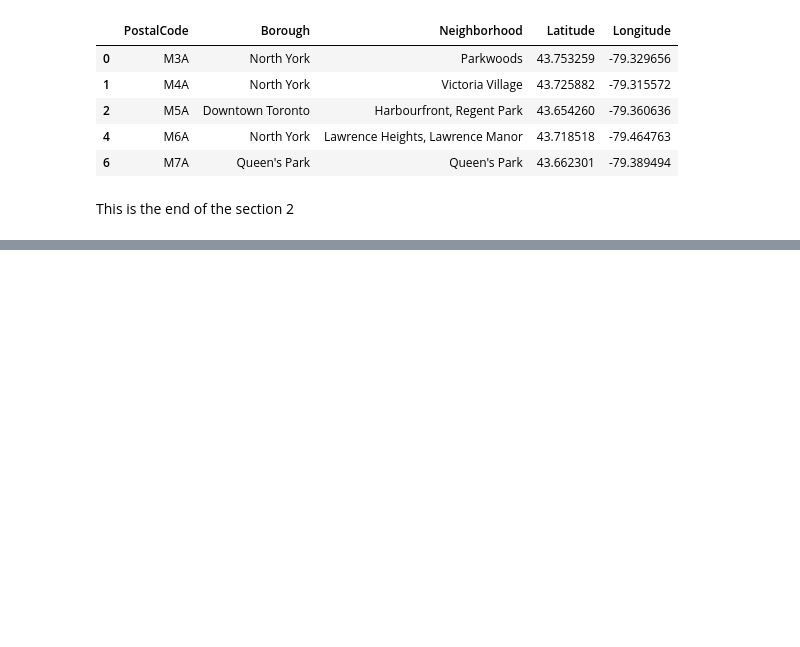
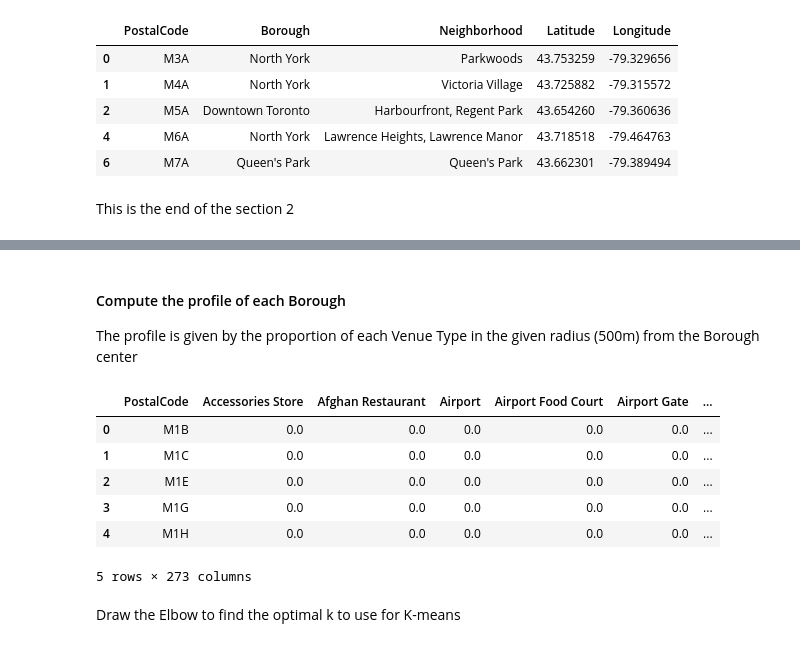
Before and after one commit to Aurelrobert/Coursera_Capstone, a Jupyter notebook: Segmenting Neighborhoods in Toronto.ipynb, the cells around one changed output, grey strips where cells are left out. Drawn from its saved outputs; the diff is of its cells as text; code cells hidden in the pictures; blank space fills up the shorter version.

```diff
--- a/Segmenting Neighborhoods in Toronto.ipynb
+++ b/Segmenting Neighborhoods in Toronto.ipynb
@@ -173,0 +310,26 @@ This is the end of the section 2
+# %% [markdown]
+#### Compute the profile of each Borough
+The profile is given by the proportion of each Venue Type in the given radius (500m) from the Borough center
+# %%
+# one hot encoding
+toronto_onehot = pd.get_dummies(toronto_venues[['Venue Category']], prefix="", prefix_sep="")
+
+# add neighborhood column back to dataframe
+toronto_onehot['PostalCode'] = toronto_venues['PostalCode']
+
+# move neighborhood column to the first column
+fixed_columns = [toronto_onehot.columns[-1]] + list(toronto_onehot.columns[:-1])
+toronto_onehot = toronto_onehot[fixed_columns]
+
+toronto_grouped = toronto_onehot.groupby('PostalCode').mean().reset_index()
+toronto_grouped.head()
+# %% [output]
+|  | PostalCode | Accessories Store | Afghan Restaurant | Airport | Airport Food Court | Airport Gate | ... |
+| 0 | M1B | 0.0 | 0.0 | 0.0 | 0.0 | 0.0 | ... |
+| 1 | M1C | 0.0 | 0.0 | 0.0 | 0.0 | 0.0 | ... |
+| 2 | M1E | 0.0 | 0.0 | 0.0 | 0.0 | 0.0 | ... |
+| 3 | M1G | 0.0 | 0.0 | 0.0 | 0.0 | 0.0 | ... |
+| 4 | M1H | 0.0 | 0.0 | 0.0 | 0.0 | 0.0 | ... |
+5 rows × 273 columns
+# %% [markdown]
+Draw the Elbow to find the optimal k to use for K-means
```
Also changed, not shown: parts of 21 cells of this notebook.
